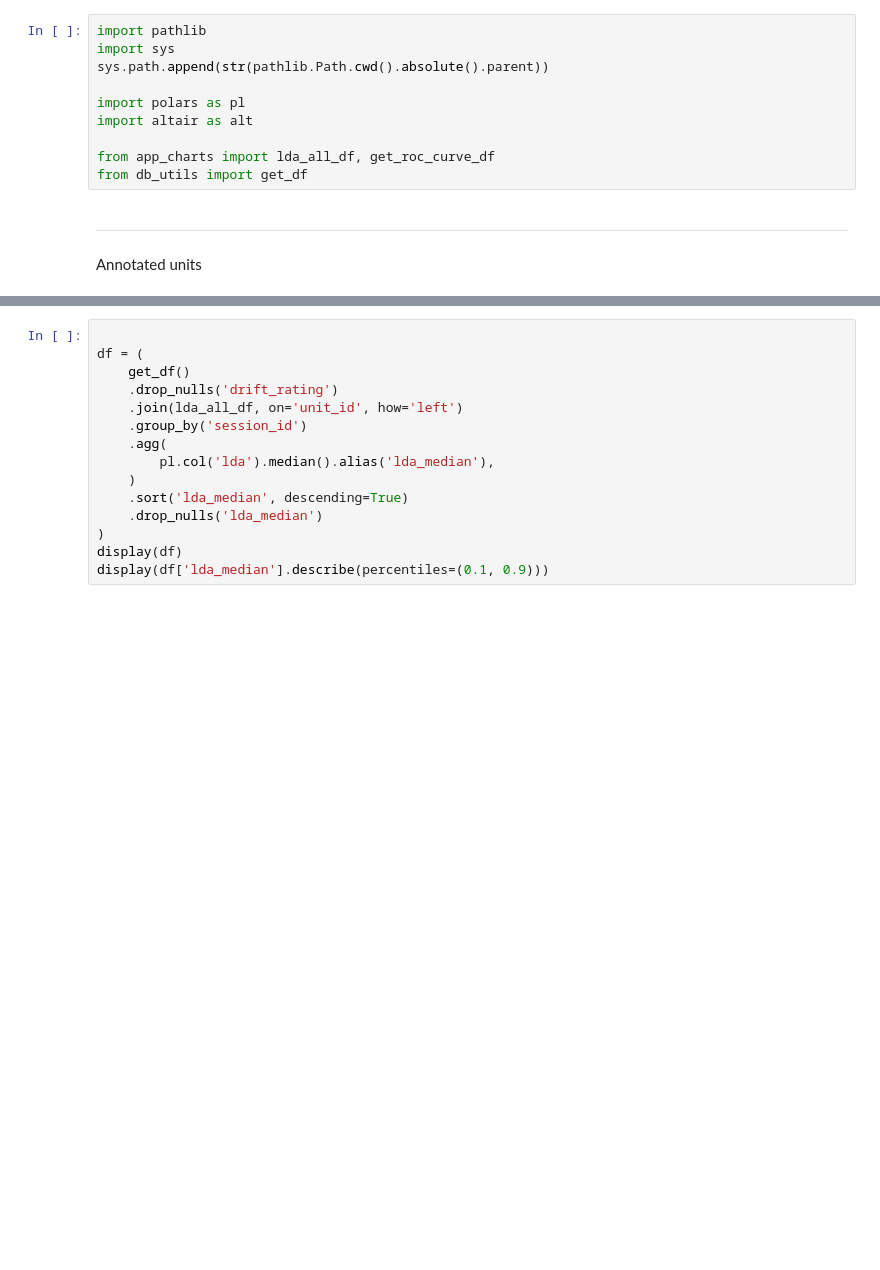
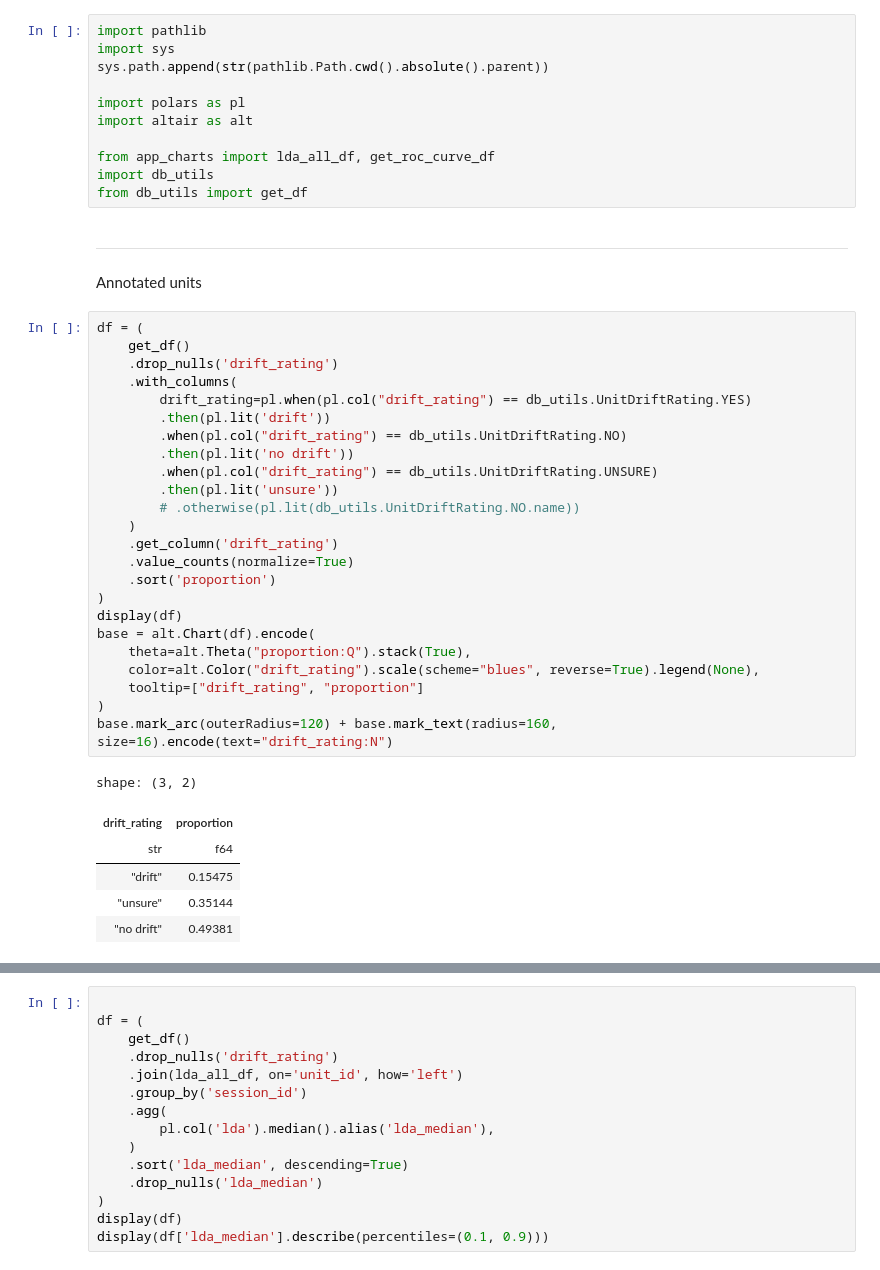
Before and after one commit to AllenNeuralDynamics/dynamic-routing-unit-drift-qc-dashboard, a Jupyter notebook: notebooks/drift_sessions.ipynb, the cells around one changed output, grey strips where cells are left out. Saved outputs shown, nothing was run; the diff lists cells and outputs as text; blank space fills up the shorter version.

Commit message:
Add pie chart

```diff
--- a/notebooks/drift_sessions.ipynb
+++ b/notebooks/drift_sessions.ipynb
@@ -7,7 +7,39 @@ import polars as pl
 import altair as alt
 
 from app_charts import lda_all_df, get_roc_curve_df
+import db_utils
 from db_utils import get_df
 # %% [markdown]
 ---
 Annotated units
+# %%
+df = (
+    get_df()
+    .drop_nulls('drift_rating')
+    .with_columns(
+        drift_rating=pl.when(pl.col("drift_rating") == db_utils.UnitDriftRating.YES)
+        .then(pl.lit('drift'))
+        .when(pl.col("drift_rating") == db_utils.UnitDriftRating.NO)
+        .then(pl.lit('no drift'))
+        .when(pl.col("drift_rating") == db_utils.UnitDriftRating.UNSURE)
+        .then(pl.lit('unsure'))
+        # .otherwise(pl.lit(db_utils.UnitDriftRating.NO.name))
+    )
+    .get_column('drift_rating')
+    .value_counts(normalize=True)
+    .sort('proportion')
+)
+display(df)
+base = alt.Chart(df).encode(
+    theta=alt.Theta("proportion:Q").stack(True),
+    color=alt.Color("drift_rating").scale(scheme="blues", reverse=True).legend(None),
+    tooltip=["drift_rating", "proportion"]
+)
+base.mark_arc(outerRadius=120) + base.mark_text(radius=160, size=16).encode(text="drift_rating:N")
+# %% [output]
+shape: (3, 2)
+| drift_rating | proportion |
+| str | f64 |
+| "drift" | 0.15475 |
+| "unsure" | 0.35144 |
+| "no drift" | 0.49381 |
```
Also changed, not shown: parts of 1 cell of this notebook.
